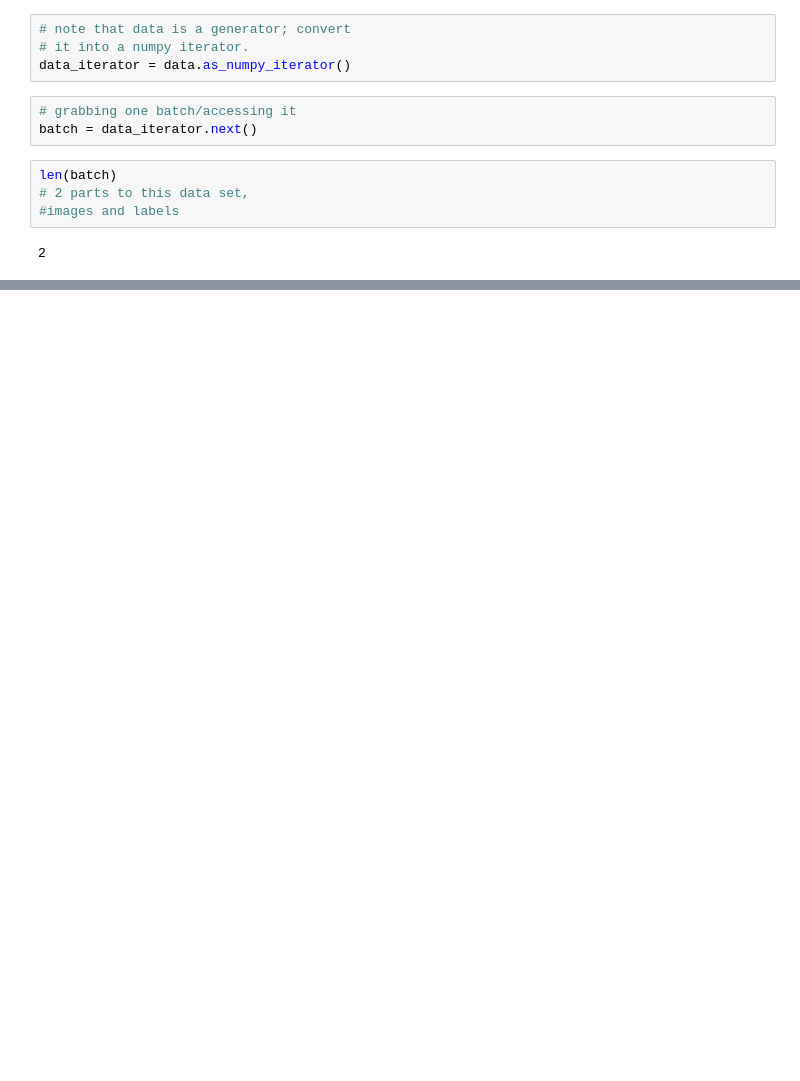
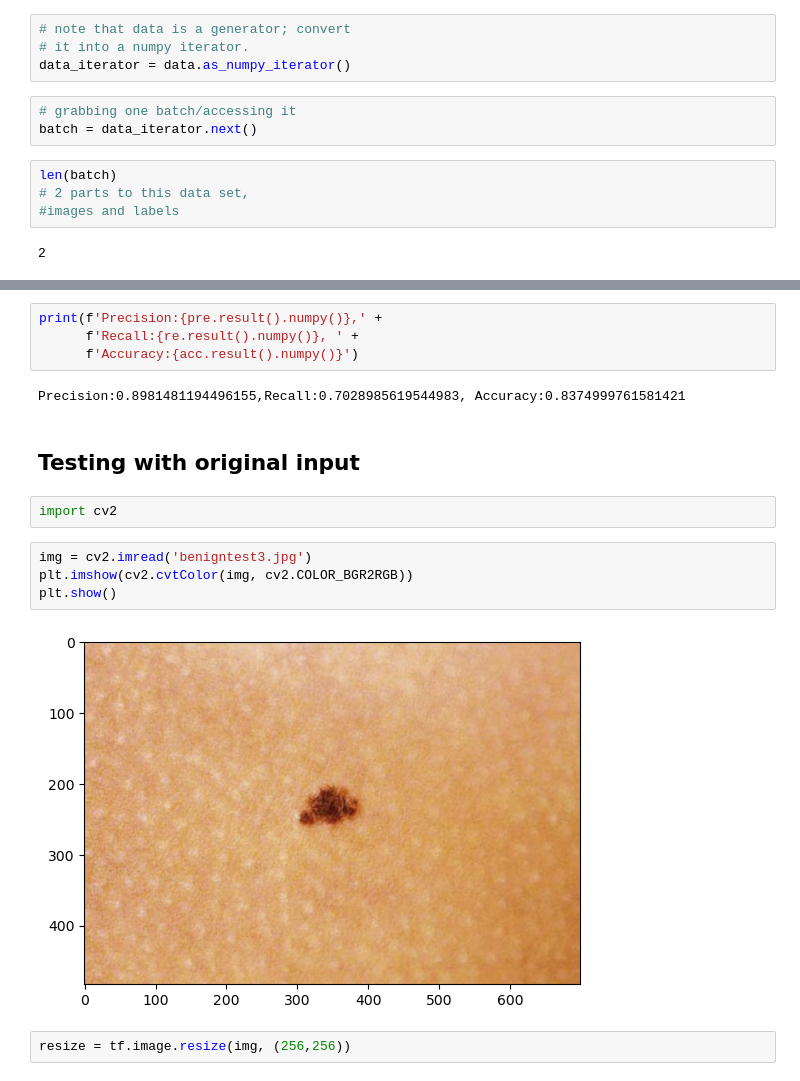
Before and after one commit to shilohchiu/Byte-Me, a Jupyter notebook: model.ipynb, the cells around one changed output, grey strips where cells are left out. Drawn from its saved outputs; the diff is of its cells as text; blank space fills up the shorter version.

```diff
--- a/model.ipynb
+++ b/model.ipynb
@@ -125,0 +347,18 @@ len(batch)
+# %%
+print(f'Precision:{pre.result().numpy()},' +
+      f'Recall:{re.result().numpy()}, ' +
+      f'Accuracy:{acc.result().numpy()}')
+# %% [output]
+Precision:0.8981481194496155,Recall:0.7028985619544983, Accuracy:0.8374999761581421
+# %% [markdown]
+## Testing with original input
+# %%
+import cv2
+# %%
+img = cv2.imread('benigntest3.jpg')
+plt.imshow(cv2.cvtColor(img, cv2.COLOR_BGR2RGB))
+plt.show()
+# %% [output]
+[figure, added]
+# %%
+resize = tf.image.resize(img, (256,256))
```
Also changed, not shown: parts of 53 cells of this notebook, 25 other files.
